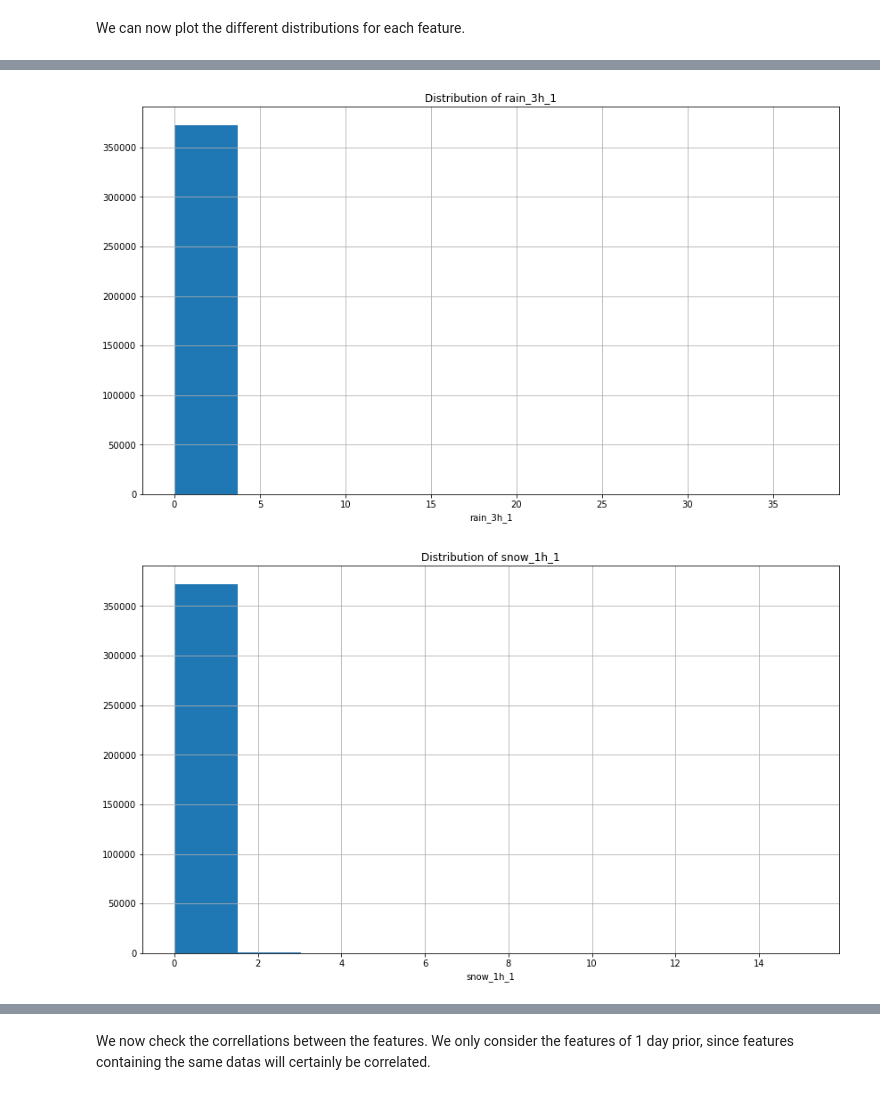
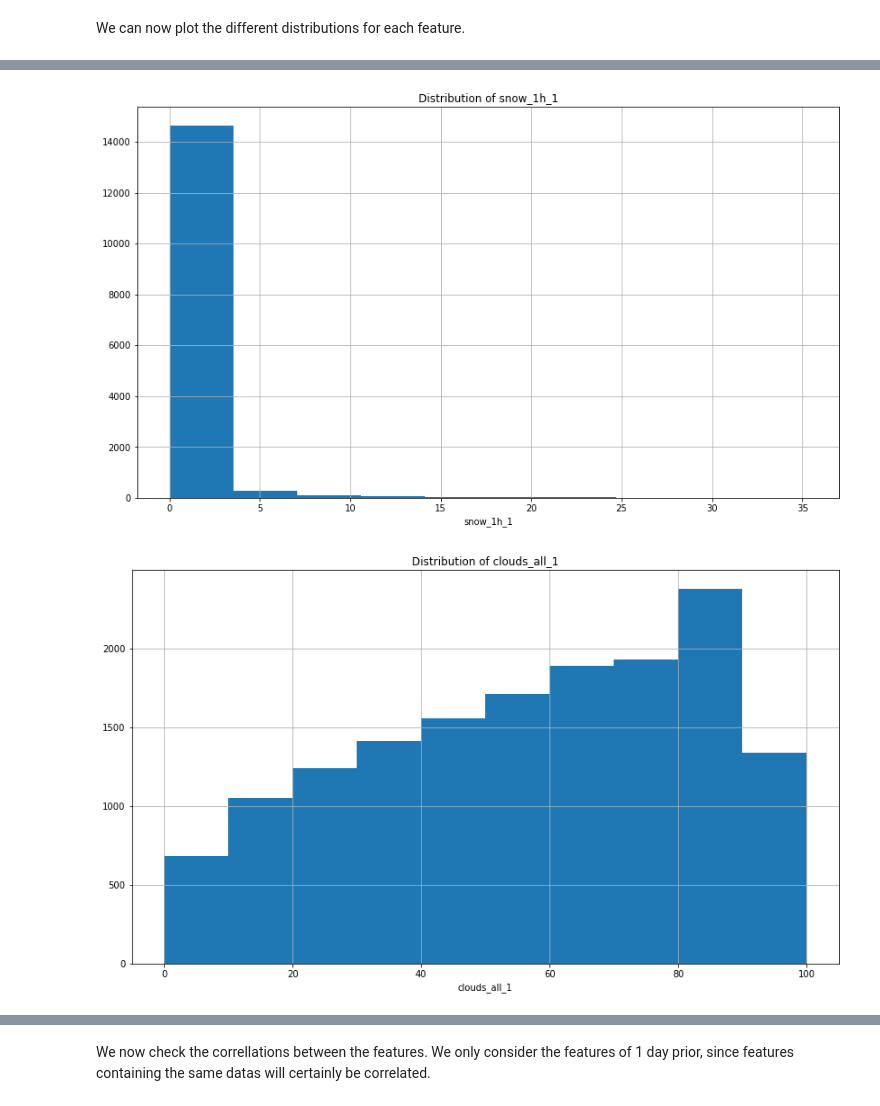
Before and after one commit to louispthi/weatherpredict, a Jupyter notebook: cleaning_datas_lin_reg.ipynb, the cells around one changed output, grey strips where cells are left out. Saved outputs shown, nothing was run; the diff lists cells and outputs as text; code cells hidden in the pictures.

```diff
--- a/cleaning_datas_lin_reg.ipynb
+++ b/cleaning_datas_lin_reg.ipynb
@@ -78,0 +104,12 @@ memory usage: 34.2 MB
+# %%
+df_lr=df_lr.drop(columns = ['rain_3h', 'snow_3h'])
+# %%
+df_lr_daily = pd.DataFrame()
+df_lr_daily['temp'] = df_lr.temp.resample('D').mean()
+df_lr_daily['feels_like'] = df_lr.feels_like.resample('D').mean()
+df_lr_daily['pressure'] = df_lr.pressure.resample('D').mean()
+df_lr_daily['humidity'] = df_lr.humidity.resample('D').mean()
+df_lr_daily['wind_speed'] = df_lr.wind_speed.resample('D').mean()
+df_lr_daily['rain_1h'] = df_lr.rain_1h.resample('D').sum()
+df_lr_daily['snow_1h'] = df_lr.snow_1h.resample('D').sum()
+df_lr_daily['clouds_all'] = df_lr.clouds_all.resample('D').mean()
@@ -125,6 +189,6 @@ memory usage: 138.1 MB
 # %% [markdown]
 As we only want to predict 'temp' and we will only use datas from previous days, we drop the other features giving datas for the same day.
 # %%
-df_lr = df_lr.drop(columns = ['feels_like', 'pressure', 'humidity', 'wind_speed', 'wind_deg', 'rain_1h', 'rain_3h',
-                              'snow_1h','snow_3h','clouds_all'])
+df_lr_daily = df_lr_daily.drop(columns = ['feels_like', 'pressure', 'humidity', 'wind_speed', 'rain_1h',
+                              'snow_1h','clouds_all'])
 # %%
@@ -152,3 +216,3 @@ We want to deal with the missing datas. First, the new features all have missing
 # %%
-df_lr = df_lr.iloc[3:]
+df_lr_daily = df_lr_daily.iloc[3:]
 # %%
@@ -308,18 +321,18 @@ plt.show()
 # %%
 %matplotlib inline
 plt.rcParams['figure.figsize'] = [14, 8]
-df_lr.rain_3h_1.hist()
-plt.title('Distribution of rain_3h_1')
-plt.xlabel('rain_3h_1')
+df_lr_daily.snow_1h_1.hist()
+plt.title('Distribution of snow_1h_1')
+plt.xlabel('snow_1h_1')
 plt.show()
 # %% [output]
-[figure, old version]
+[figure, new version]
 # %%
 %matplotlib inline
 plt.rcParams['figure.figsize'] = [14, 8]
-df_lr.snow_1h_1.hist()
-plt.title('Distribution of snow_1h_1')
-plt.xlabel('snow_1h_1')
+df_lr_daily.clouds_all_1.hist()
+plt.title('Distribution of clouds_all_1')
+plt.xlabel('clouds_all_1')
 plt.show()
 # %% [output]
-[figure, old version]
+[figure, new version]
```
Also changed, not shown: parts of 40 cells of this notebook.
